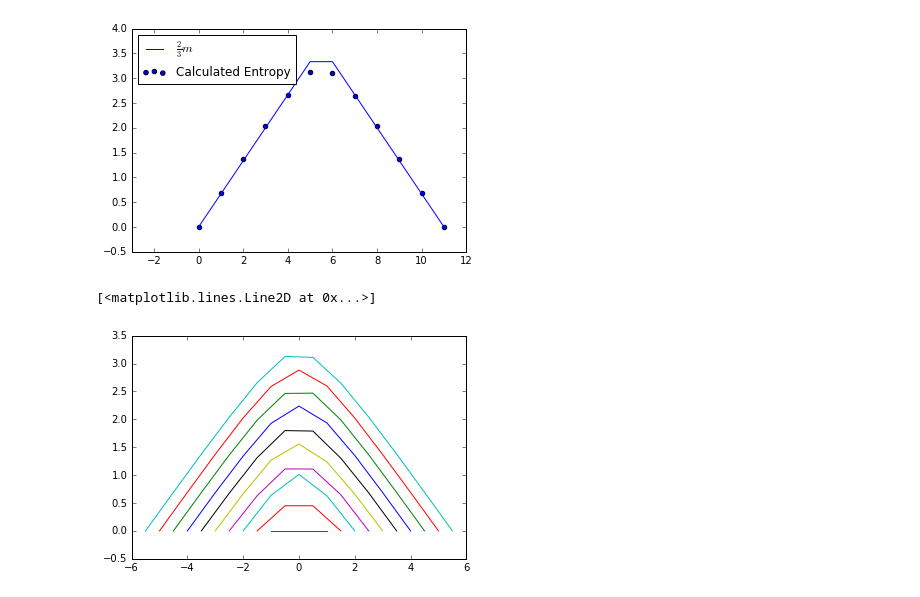
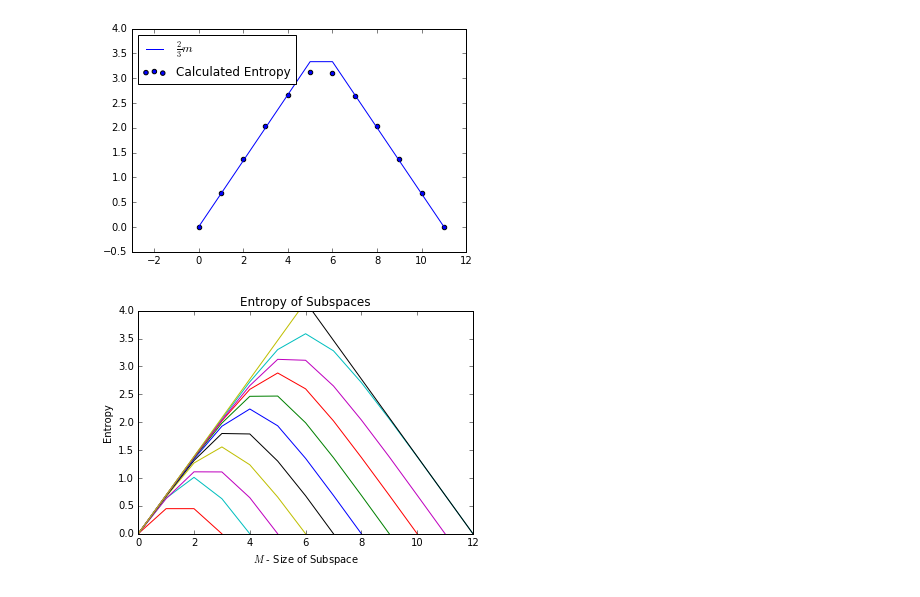
Before and after one commit to cnstahl/JP2, a Jupyter notebook: python/Ground State Entropy.ipynb, the cells around one changed output. Drawn from its saved outputs; the diff is of its cells as text; code cells hidden in the pictures.

Commit message:
ground state entropy

```diff
--- a/python/Ground State Entropy.ipynb
+++ b/python/Ground State Entropy.ipynb
@@ -143,10 +143,19 @@ plt.savefig('../data/N11pred_ent.pdf')
 [figure]
 # %%
 plt.figure()
-for N in [1,2,3,4,5,6,7,8,9,10]:
+for N in [1,2,3,4,5,6,7,8,9,10,12]:
     data = np.transpose(np.loadtxt("../data/N%02davg_entropy.txt" % N))
-    plt.plot(np.arange(len(data))-N/2, data)
-plt.plot(np.arange(12)-11/2, np.transpose(np.loadtxt("../data/N11entropy.txt")))
+#     plt.plot(np.arange(len(data))-N/2, data)
+    plt.plot(np.arange(len(data)), data)
+# plt.plot(np.arange(12)-11/2, np.transpose(np.loadtxt("../data/N11entropy.txt")))
+plt.plot(np.arange(12), np.transpose(np.loadtxt("../data/N11entropy.txt")))
+plt.plot(np.arange(7), np.log(2)*np.arange(7))
+plt.plot(np.arange(7)+6, np.log(2)*(6-np.arange(7)))
+plt.ylim(0,4)
+plt.title("Entropy of Subspaces")
+plt.xlabel("$M$ - Size of Subspace")
+plt.ylabel("Entropy")
+plt.savefig("../data/allentropy.pdf")
+plt.show()
 # %% [output]
-[<matplotlib.lines.Line2D at 0x...>]
-[figure, old version]
+[figure, new version]
```
Also changed, not shown: parts of 5 cells of this notebook, 3 other files.
